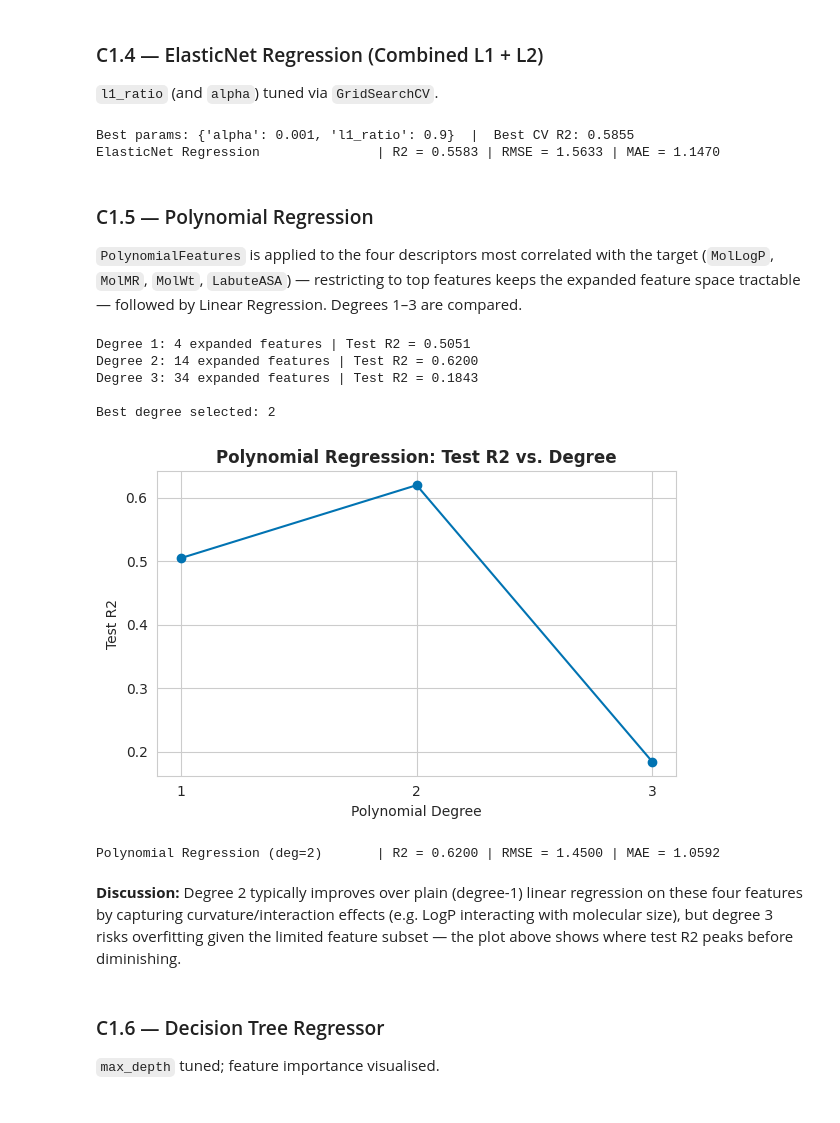
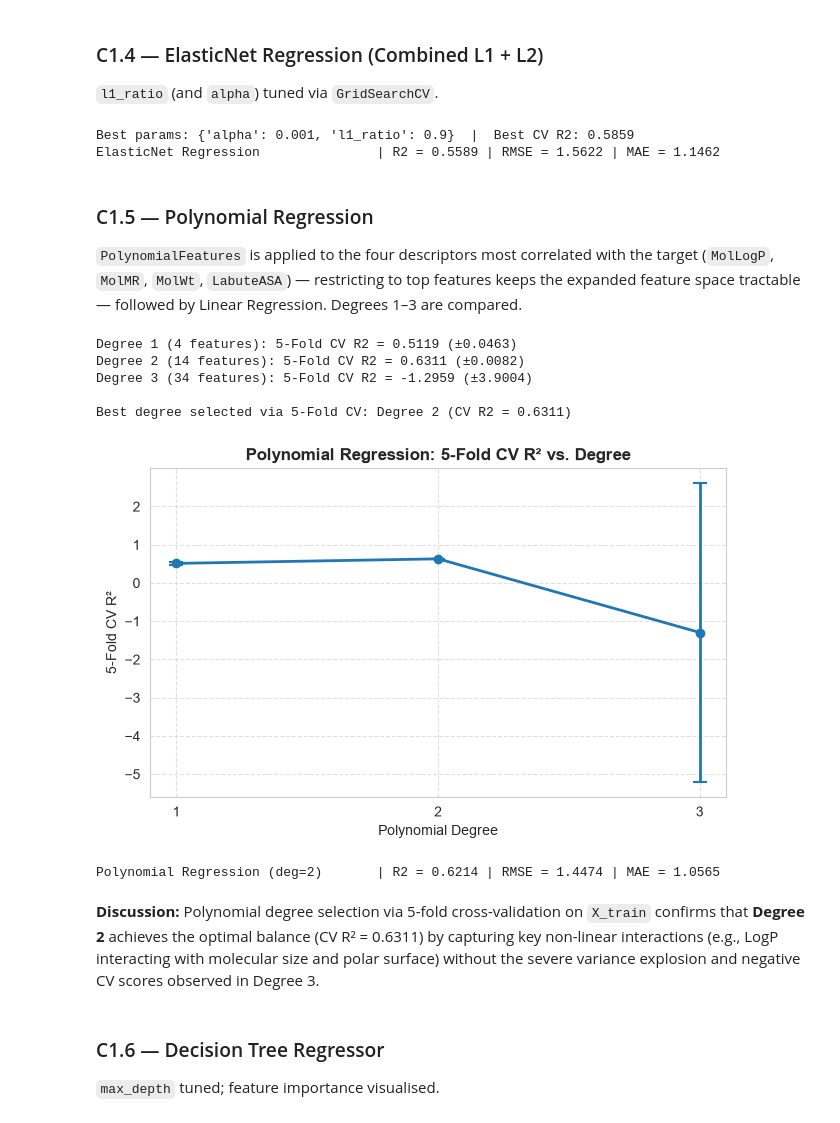
Before and after one commit to arunpravinnn/Machine_Learning_Capstone, a Jupyter notebook: Regression/regression.ipynb, the cells around one changed output. Cells and saved outputs as stored; diff of their text form; code cells hidden in the pictures.

```diff
--- a/Regression/regression.ipynb
+++ b/Regression/regression.ipynb
@@ -304,15 +304,5 @@ This is 1.55% of the dataset.
 # yields a cleaner, more trustworthy target for training and evaluation.
 df_clean = df[df["SD"] <= 1.0].copy()
 print(f"Rows before label-noise cleaning: {len(df)} | after: {len(df_clean)}")
-
-# Strategy 2: MolLogP has legitimate but extreme values for multi-fragment salts/mixtures (not sentinel
-# errors). Rather than deleting real compounds, we winsorise (cap) MolLogP and MolMR at the 1st/99th
-# percentiles, computed on the full cleaned data, to limit leverage/influence on distance- and
-# gradient-based linear models without discarding any rows. Tree-based models are unaffected either way.
-for col in ["MolLogP", "MolMR"]:
-    lower, upper = df_clean[col].quantile([0.01, 0.99])
-    n_capped = ((df_clean[col] < lower) | (df_clean[col] > upper)).sum()
-    df_clean[col] = df_clean[col].clip(lower, upper)
-    print(f"{col}: capped {n_capped} extreme values to [{lower:.2f}, {upper:.2f}]")
 # %% [output]
 Rows before label-noise cleaning: 9982 | after: 9827
@@ -364,6 +352,16 @@ print(f"Training set size: {X_train.shape[0]} rows")
 print(f"Test set size: {X_test.shape[0]} rows")
 print(f"\nTrain target mean/std: {y_train.mean():.3f} / {y_train.std():.3f}")
 print(f"Test target mean/std:  {y_test.mean():.3f} / {y_test.std():.3f}")
+
+# Calculate winsorisation limits on X_train ONLY to prevent data leakage
+print("\n--- Leak-Free Winsorisation (Train-derived limits) ---")
+for col in ["MolLogP", "MolMR"]:
+    lower, upper = X_train[col].quantile([0.01, 0.99])
+    n_train_capped = ((X_train[col] < lower) | (X_train[col] > upper)).sum()
+    n_test_capped = ((X_test[col] < lower) | (X_test[col] > upper)).sum()
+    X_train[col] = X_train[col].clip(lower, upper)
+    X_test[col] = X_test[col].clip(lower, upper)
+    print(f"{col}: Train limits [{lower:.2f}, {upper:.2f}] -> Capped {n_train_capped} train, {n_test_capped} test")
 # %% [output]
 Training set size: 7861 rows
 Test set size: 1966 rows
@@ -549,8 +551,8 @@ elastic = elastic_grid.best_estimator_
 _ = evaluate_model("ElasticNet Regression", elastic, X_train_scaled, X_test_scaled, y_train, y_test,
                     already_fitted=True)
 # %% [output]
-Best params: {'alpha': 0.001, 'l1_ratio': 0.9}  |  Best CV R2: 0.5855
-ElasticNet Regression               | R2 = 0.5583 | RMSE = 1.5633 | MAE = 1.1470
+Best params: {'alpha': 0.001, 'l1_ratio': 0.9}  |  Best CV R2: 0.5859
+ElasticNet Regression               | R2 = 0.5589 | RMSE = 1.5622 | MAE = 1.1462
 # %% [markdown]
 ### C1.5 — Polynomial Regression
 `PolynomialFeatures` is applied to the four descriptors most correlated with the target
@@ -558,37 +560,42 @@ ElasticNet Regression               | R2 = 0.5583 | RMSE = 1.5633 | MAE = 1.1470
 space tractable — followed by Linear Regression. Degrees 1–3 are compared.
 # %%
 poly_base_features = ["MolLogP", "MolMR", "MolWt", "LabuteASA"]
-degree_scores = {}
+kf = KFold(n_splits=5, shuffle=True, random_state=RANDOM_STATE)
+
+cv_degree_scores = {}
+cv_degree_stds = {}
 
 for deg in [1, 2, 3]:
     poly = PolynomialFeatures(degree=deg, include_bias=False)
     X_train_poly = poly.fit_transform(X_train_scaled[poly_base_features])
-    X_test_poly = poly.transform(X_test_scaled[poly_base_features])
 
-    lr_poly = LinearRegression()
-    lr_poly.fit(X_train_poly, y_train)
-    r2_deg = r2_score(y_test, lr_poly.predict(X_test_poly))
-    degree_scores[deg] = r2_deg
-    print(f"Degree {deg}: {X_train_poly.shape[1]} expanded features | Test R2 = {r2_deg:.4f}")
+    # 5-fold CV strictly on the training partition
+    scores = cross_val_score(LinearRegression(), X_train_poly, y_train, cv=kf, scoring="r2", n_jobs=-1)
+    cv_degree_scores[deg] = scores.mean()
+    cv_degree_stds[deg] = scores.std()
+    print(f"Degree {deg} ({X_train_poly.shape[1]} features): 5-Fold CV R2 = {scores.mean():.4f} (±{scores.std():.4f})")
 
-best_degree = max(degree_scores, key=degree_scores.get)
-print(f"\nBest degree selected: {best_degree}")
+# Select best degree based on highest Cross-Validation R2
+best_degree = max(cv_degree_scores, key=cv_degree_scores.get)
+print(f"\nBest degree selected via 5-Fold CV: Degree {best_degree} (CV R2 = {cv_degree_scores[best_degree]:.4f})")
 
-plt.figure(figsize=(6, 4))
-plt.plot(list(degree_scores.keys()), list(degree_scores.values()), marker="o")
-plt.title("Polynomial Regression: Test R2 vs. Degree", fontsize=12, fontweight="bold")
+plt.figure(figsize=(6.5, 4.2))
+plt.errorbar(list(cv_degree_scores.keys()), list(cv_degree_scores.values()),
+             yerr=list(cv_degree_stds.values()), fmt="-o", color="#1f77b4", capsize=5, capthick=1.5, lw=2)
+plt.title("Polynomial Regression: 5-Fold CV R² vs. Degree", fontsize=12, fontweight="bold")
 plt.xlabel("Polynomial Degree")
-plt.ylabel("Test R2")
+plt.ylabel("5-Fold CV R²")
 plt.xticks([1, 2, 3])
+plt.grid(True, linestyle="--", alpha=0.6)
 plt.tight_layout()
 plt.show()
 # %% [output]
-Degree 1: 4 expanded features | Test R2 = 0.5051
-Degree 2: 14 expanded features | Test R2 = 0.6200
-Degree 3: 34 expanded features | Test R2 = 0.1843
+Degree 1 (4 features): 5-Fold CV R2 = 0.5119 (±0.0463)
+Degree 2 (14 features): 5-Fold CV R2 = 0.6311 (±0.0082)
+Degree 3 (34 features): 5-Fold CV R2 = -1.2959 (±3.9004)
 
-Best degree selected: 2
+Best degree selected via 5-Fold CV: Degree 2 (CV R2 = 0.6311)
-[figure, old version]
+[figure, new version]
 # %%
 poly_final = PolynomialFeatures(degree=best_degree, include_bias=False)
 X_train_poly_final = poly_final.fit_transform(X_train_scaled[poly_base_features])
@@ -598,12 +605,12 @@ poly_reg = LinearRegression()
 _ = evaluate_model(f"Polynomial Regression (deg={best_degree})", poly_reg,
                     X_train_poly_final, X_test_poly_final, y_train, y_test)
 # %% [output]
-Polynomial Regression (deg=2)       | R2 = 0.6200 | RMSE = 1.4500 | MAE = 1.0592
+Polynomial Regression (deg=2)       | R2 = 0.6214 | RMSE = 1.4474 | MAE = 1.0565
 # %% [markdown]
-**Discussion:** Degree 2 typically improves over plain (degree-1) linear regression on these four
-features by capturing curvature/interaction effects (e.g. LogP interacting with molecular size), but
-degree 3 risks overfitting given the limited feature subset — the plot above shows where test R2 peaks
-before diminishing.
+**Discussion:** Polynomial degree selection via 5-fold cross-validation on `X_train` confirms that
+**Degree 2** achieves the optimal balance (CV R² = 0.6311) by capturing key non-linear interactions
+(e.g., LogP interacting with molecular size and polar surface) without the severe variance explosion
+and negative CV scores observed in Degree 3.
 # %% [markdown]
 ### C1.6 — Decision Tree Regressor
 `max_depth` tuned; feature importance visualised.
```
Also changed, not shown: parts of 24 cells of this notebook.
